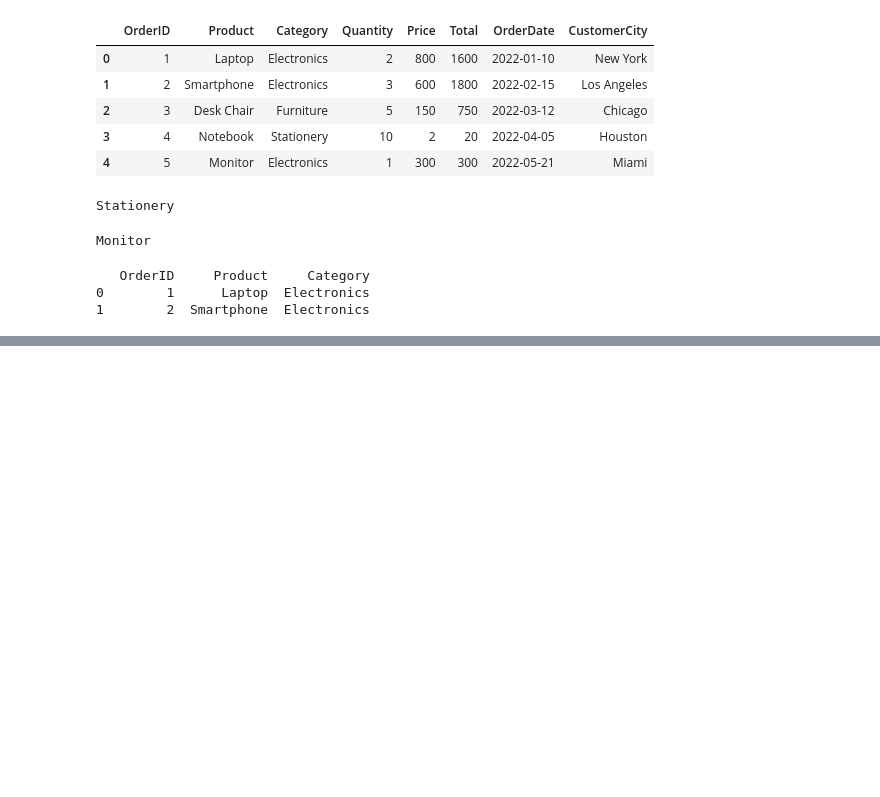
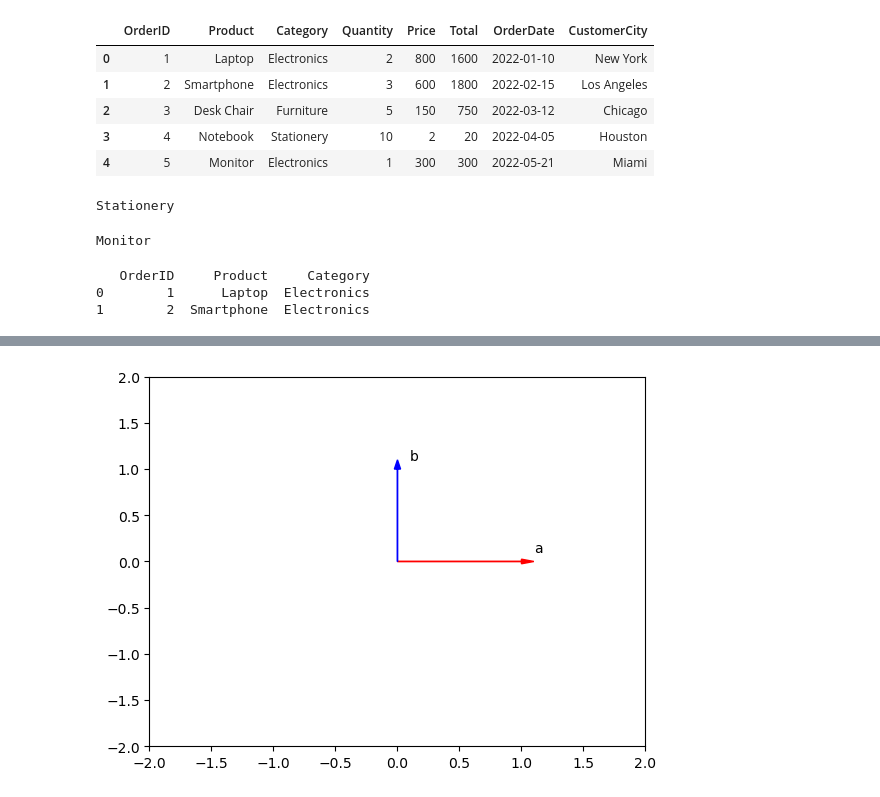
Before and after one commit to awaisalirajpot/IBM-Data-Science, a Jupyter notebook: M4 Working With Data in Python.ipynb, the cells around one changed output, grey strips where cells are left out. Drawn from its saved outputs; the diff is of its cells as text; code cells hidden in the pictures; blank space fills up the shorter version.

```diff
--- a/M4 Working With Data in Python.ipynb
+++ b/M4 Working With Data in Python.ipynb
@@ -764,0 +1084,6 @@ print(Data.iloc[0:2, 0:3])
+# %%
+a = np.array([1,0])
+b = np.array([0,1])
+Plotvec2(a,b)
+# %% [output]
+[figure, added]
```
Also changed, not shown: parts of 66 cells of this notebook.
